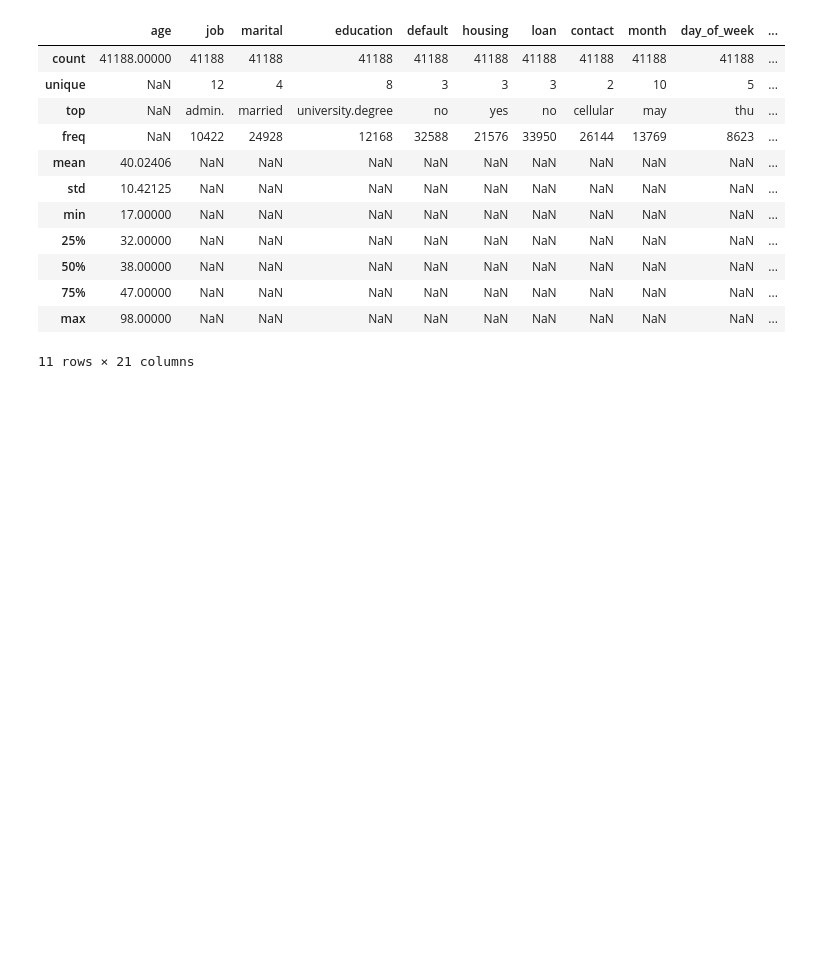
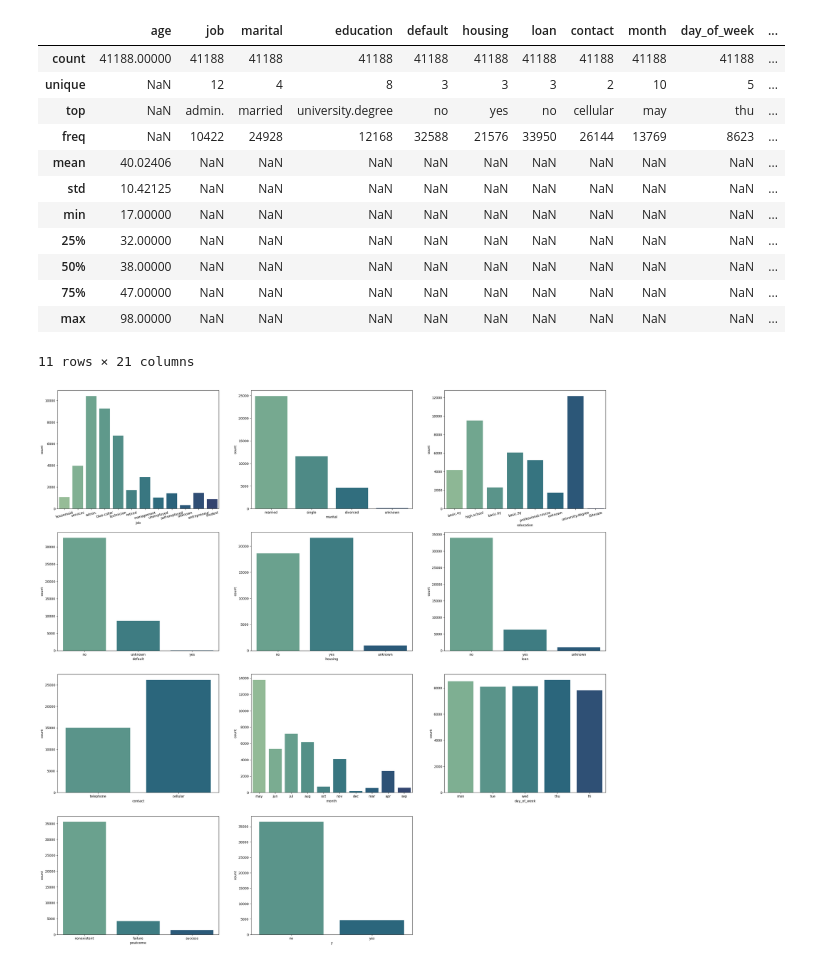
Before and after one commit to fevc08/logistic_regresion_ML, a Jupyter notebook: src/explore.ipynb, the cells around one changed output. Saved outputs shown, nothing was run; the diff lists cells and outputs as text; code cells hidden in the pictures; blank space fills up the shorter version.

```diff
--- a/src/explore.ipynb
+++ b/src/explore.ipynb
@@ -124,3 +124,43 @@ bank_marketing_campaign_df.describe(include='all')
 | 75% | 47.00000 | NaN | NaN | NaN | NaN | NaN | NaN | NaN | NaN | NaN | ... |
 | max | 98.00000 | NaN | NaN | NaN | NaN | NaN | NaN | NaN | NaN | NaN | ... |
 11 rows × 21 columns
+# %%
+# Visualize the categorical variables with a countplot
+import matplotlib.pyplot as plt
+import seaborn as sns
+
+fig, ax = plt.subplots(4, 3, figsize=(30, 30))
+
+# Countplot of the job column
+sns.countplot(ax = ax[0,0], data = bank_marketing_campaign_df, x = 'job', palette="crest")
+# Rotate x-axis labels
+ax[0, 0].set_xticklabels(ax[0, 0].get_xticklabels(), rotation=15)
+# Countplot of the marital column
+sns.countplot(ax = ax[0,1], data = bank_marketing_campaign_df, x = 'marital', palette="crest")
+# Countplot of the education column
+sns.countplot(ax = ax[0,2], data = bank_marketing_campaign_df, x = 'education', palette="crest")
+# Rotate x-axis labels
+ax[0, 2].set_xticklabels(ax[0, 2].get_xticklabels(), rotation=15)
+# Countplot of the default column
+sns.countplot(ax = ax[1,0], data = bank_marketing_campaign_df, x = 'default', palette="crest")
+# Countplot of the housing column
+sns.countplot(ax = ax[1,1], data = bank_marketing_campaign_df, x = 'housing', palette="crest")
+# Countplot of the loan column
+sns.countplot(ax = ax[1,2], data = bank_marketing_campaign_df, x = 'loan', palette="crest")
+# Countplot of the contact column
+sns.countplot(ax = ax[2,0], data = bank_marketing_campaign_df, x = 'contact', palette="crest")
+# Countplot of the month column
+sns.countplot(ax = ax[2,1], data = bank_marketing_campaign_df, x = 'month', palette="crest")
+# Countplot of the day_of_week column
+sns.countplot(ax = ax[2,2], data = bank_marketing_campaign_df, x = 'day_of_week', palette="crest")
+# Countplot of the poutcome column
+sns.countplot(ax = ax[3,0], data = bank_marketing_campaign_df, x = 'poutcome', palette="crest")
+# Countplot of the y column
+sns.countplot(ax = ax[3,1], data = bank_marketing_campaign_df, x = 'y', palette="crest")
+# Remove the empty subplots
+fig.delaxes(ax[3,2])
+
+# Display the plot
+plt.show()
+# %% [output]
+[figure, added]
```
Also changed, not shown: parts of 1 cell of this notebook.
